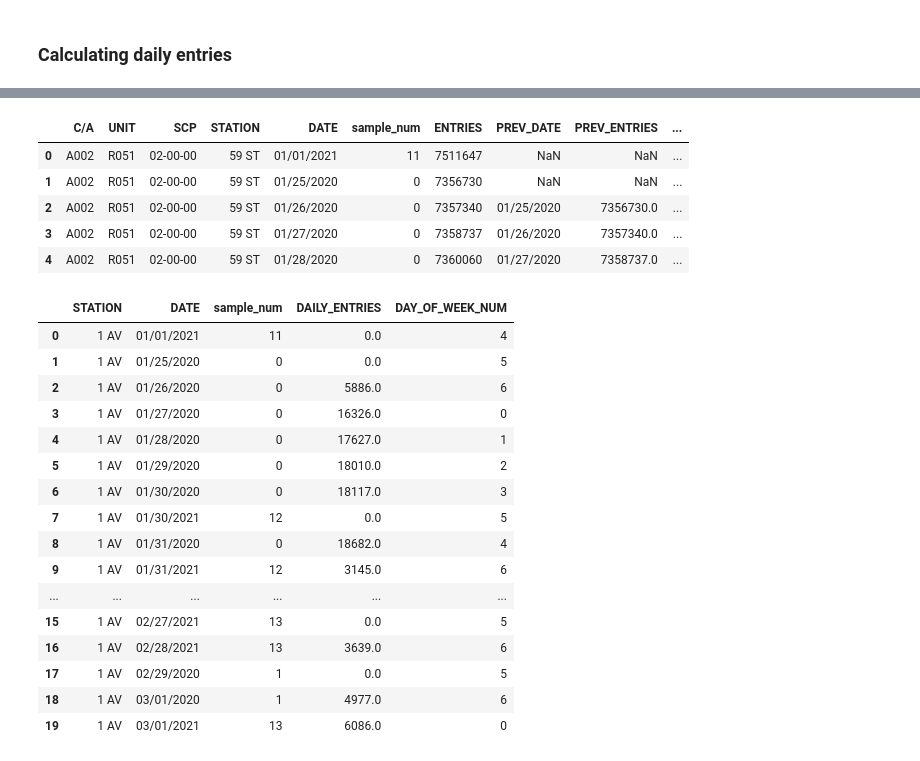
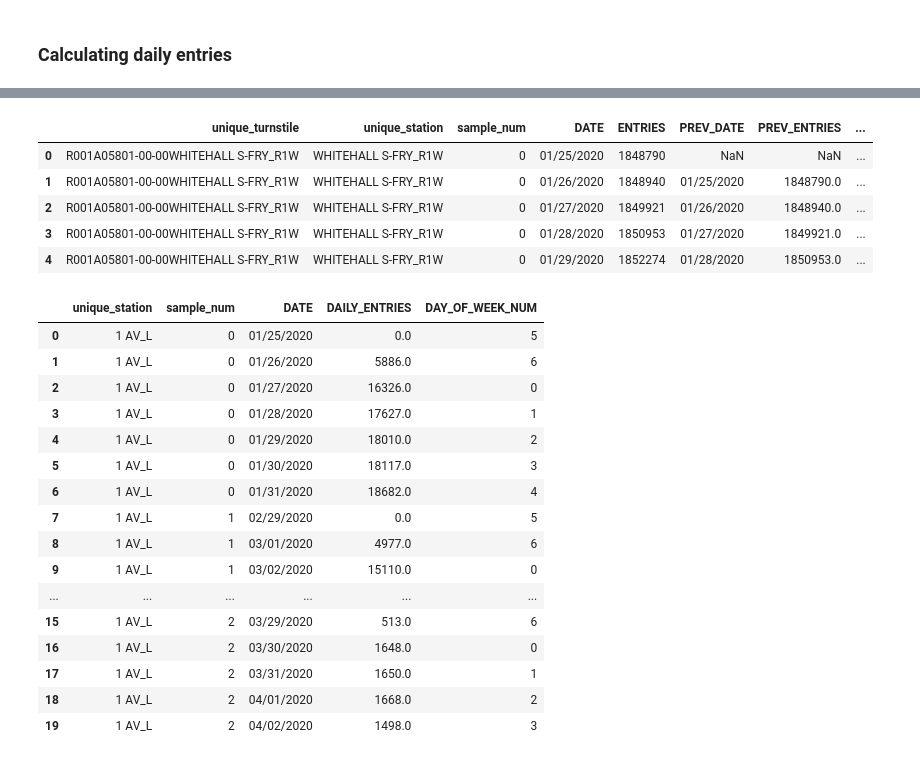
Before and after one commit to dubster2k/MTA_data_EDA, a Jupyter notebook: getandclean.ipynb, the cells around one changed output, grey strips where cells are left out. Saved outputs shown, nothing was run; the diff lists cells and outputs as text; code cells hidden in the pictures.

```diff
--- a/getandclean.ipynb
+++ b/getandclean.ipynb
@@ -44,6 +44,6 @@ turnstiles_df.columns = [column.strip() for column in turnstiles_df.columns]
 turnstiles_df["DATE_TIME"] = pd.to_datetime(turnstiles_df.DATE + " " + turnstiles_df.TIME,
                                             format="%m/%d/%Y %H:%M:%S")
 #consolodating coloumns
-#turnstiles_df['unique_station']=turnstiles_df.['STATION']+"_"+turnstiles_df.LINENAME
-#turnstiles_df['unique_turnstile']=turnstiles_df['UNIT']+turnstiles_df['C/A']+turnstiles_df['SCP']+turnstiles_df['unique_station']
+turnstiles_df['unique_station']=turnstiles_df['STATION']+"_"+turnstiles_df['LINENAME']
+turnstiles_df['unique_turnstile']=turnstiles_df['UNIT']+turnstiles_df['C/A']+turnstiles_df['SCP']+turnstiles_df['unique_station']
 #turnstiles_df['unique_turnstile'].value_counts().sort_index().count()
@@ -50,15 +52,15 @@ turnstiles_df["DATE_TIME"] = pd.to_datetime(turnstiles_df.DATE + " " + turnstile
 # %%
 # Get rid of the duplicate entry
-turnstiles_df.sort_values(["C/A", "UNIT", "SCP", "STATION", "DATE_TIME"],
+turnstiles_df.sort_values(["unique_turnstile","unique_station", "DATE_TIME"],
                           inplace=True, ascending=False)
-turnstiles_df.drop_duplicates(subset=["C/A", "UNIT", "SCP", "STATION", "DATE_TIME"], inplace=True)
+turnstiles_df.drop_duplicates(subset=["unique_turnstile", "DATE_TIME","sample_num"], inplace=True)
 # %%
 turnstiles_df = turnstiles_df.drop(["EXITS", "DESC"], axis=1, errors="ignore")
 # %% [markdown]
 ### Calculating daily entries
 # %%
 turnstiles_daily = (turnstiles_df
-                        .groupby(["C/A", "UNIT", "SCP", "STATION", "DATE","sample_num"],as_index=False)
+                        .groupby(["unique_turnstile","unique_station","sample_num","DATE"],as_index=False)
                         .ENTRIES.first())
 # %%
 turnstiles_daily.head(11)
@@ -78,6 +80,6 @@ turnstiles_daily.head(11)
 # %%
 turnstiles_daily[["PREV_DATE", "PREV_ENTRIES"]] = (turnstiles_daily
-                                                       .groupby(["C/A", "UNIT", "SCP", "STATION","sample_num"])[["DATE", "ENTRIES"]]
+                                                       .groupby(["unique_turnstile","sample_num"])[["DATE", "ENTRIES"]]
                                                        .apply(lambda grp: grp.shift(1)))
 # %%
 def get_daily_counts(row, max_counter):
@@ -119,32 +121,32 @@ turnstiles_daily["DAILY_ENTRIES"] = turnstiles_daily.apply(get_daily_counts, axi
 # %%
 turnstiles_daily.head()
 # %% [output]
-|  | C/A | UNIT | SCP | STATION | DATE | sample_num | ENTRIES | PREV_DATE | PREV_ENTRIES | ... |
-| 0 | A002 | R051 | 02-00-00 | 59 ST | 01/01/2021 | 11 | 7511647 | NaN | NaN | ... |
-| 1 | A002 | R051 | 02-00-00 | 59 ST | 01/25/2020 | 0 | 7356730 | NaN | NaN | ... |
-| 2 | A002 | R051 | 02-00-00 | 59 ST | 01/26/2020 | 0 | 7357340 | 01/25/2020 | 7356730.0 | ... |
-| 3 | A002 | R051 | 02-00-00 | 59 ST | 01/27/2020 | 0 | 7358737 | 01/26/2020 | 7357340.0 | ... |
-| 4 | A002 | R051 | 02-00-00 | 59 ST | 01/28/2020 | 0 | 7360060 | 01/27/2020 | 7358737.0 | ... |
+|  | unique_turnstile | unique_station | sample_num | DATE | ENTRIES | PREV_DATE | PREV_ENTRIES | ... |
+| 0 | R001A05801-00-00WHITEHALL S-FRY_R1W | WHITEHALL S-FRY_R1W | 0 | 01/25/2020 | 1848790 | NaN | NaN | ... |
+| 1 | R001A05801-00-00WHITEHALL S-FRY_R1W | WHITEHALL S-FRY_R1W | 0 | 01/26/2020 | 1848940 | 01/25/2020 | 1848790.0 | ... |
+| 2 | R001A05801-00-00WHITEHALL S-FRY_R1W | WHITEHALL S-FRY_R1W | 0 | 01/27/2020 | 1849921 | 01/26/2020 | 1848940.0 | ... |
+| 3 | R001A05801-00-00WHITEHALL S-FRY_R1W | WHITEHALL S-FRY_R1W | 0 | 01/28/2020 | 1850953 | 01/27/2020 | 1849921.0 | ... |
+| 4 | R001A05801-00-00WHITEHALL S-FRY_R1W | WHITEHALL S-FRY_R1W | 0 | 01/29/2020 | 1852274 | 01/28/2020 | 1850953.0 | ... |
 # %%
-station_daily = turnstiles_daily.groupby(["STATION", "DATE","sample_num"])[['DAILY_ENTRIES']].sum().reset_index()
+station_daily = turnstiles_daily.groupby(["unique_station", "sample_num","DATE"])[['DAILY_ENTRIES']].sum().reset_index()
 station_daily['DAY_OF_WEEK_NUM'] = pd.to_datetime(station_daily['DATE']).dt.dayofweek
 station_daily.head(20)
 # %% [output]
-|  | STATION | DATE | sample_num | DAILY_ENTRIES | DAY_OF_WEEK_NUM |
-| 0 | 1 AV | 01/01/2021 | 11 | 0.0 | 4 |
-| 1 | 1 AV | 01/25/2020 | 0 | 0.0 | 5 |
-| 2 | 1 AV | 01/26/2020 | 0 | 5886.0 | 6 |
-| 3 | 1 AV | 01/27/2020 | 0 | 16326.0 | 0 |
-| 4 | 1 AV | 01/28/2020 | 0 | 17627.0 | 1 |
-| 5 | 1 AV | 01/29/2020 | 0 | 18010.0 | 2 |
-| 6 | 1 AV | 01/30/2020 | 0 | 18117.0 | 3 |
-| 7 | 1 AV | 01/30/2021 | 12 | 0.0 | 5 |
-| 8 | 1 AV | 01/31/2020 | 0 | 18682.0 | 4 |
-| 9 | 1 AV | 01/31/2021 | 12 | 3145.0 | 6 |
+|  | unique_station | sample_num | DATE | DAILY_ENTRIES | DAY_OF_WEEK_NUM |
+| 0 | 1 AV_L | 0 | 01/25/2020 | 0.0 | 5 |
+| 1 | 1 AV_L | 0 | 01/26/2020 | 5886.0 | 6 |
+| 2 | 1 AV_L | 0 | 01/27/2020 | 16326.0 | 0 |
+| 3 | 1 AV_L | 0 | 01/28/2020 | 17627.0 | 1 |
+| 4 | 1 AV_L | 0 | 01/29/2020 | 18010.0 | 2 |
+| 5 | 1 AV_L | 0 | 01/30/2020 | 18117.0 | 3 |
+| 6 | 1 AV_L | 0 | 01/31/2020 | 18682.0 | 4 |
+| 7 | 1 AV_L | 1 | 02/29/2020 | 0.0 | 5 |
+| 8 | 1 AV_L | 1 | 03/01/2020 | 4977.0 | 6 |
+| 9 | 1 AV_L | 1 | 03/02/2020 | 15110.0 | 0 |
 | ... | ... | ... | ... | ... | ... |
-| 15 | 1 AV | 02/27/2021 | 13 | 0.0 | 5 |
-| 16 | 1 AV | 02/28/2021 | 13 | 3639.0 | 6 |
-| 17 | 1 AV | 02/29/2020 | 1 | 0.0 | 5 |
-| 18 | 1 AV | 03/01/2020 | 1 | 4977.0 | 6 |
-| 19 | 1 AV | 03/01/2021 | 13 | 6086.0 | 0 |
+| 15 | 1 AV_L | 2 | 03/29/2020 | 513.0 | 6 |
+| 16 | 1 AV_L | 2 | 03/30/2020 | 1648.0 | 0 |
+| 17 | 1 AV_L | 2 | 03/31/2020 | 1650.0 | 1 |
+| 18 | 1 AV_L | 2 | 04/01/2020 | 1668.0 | 2 |
+| 19 | 1 AV_L | 2 | 04/02/2020 | 1498.0 | 3 |
 # %%
```
Also changed, not shown: parts of 5 cells of this notebook.
